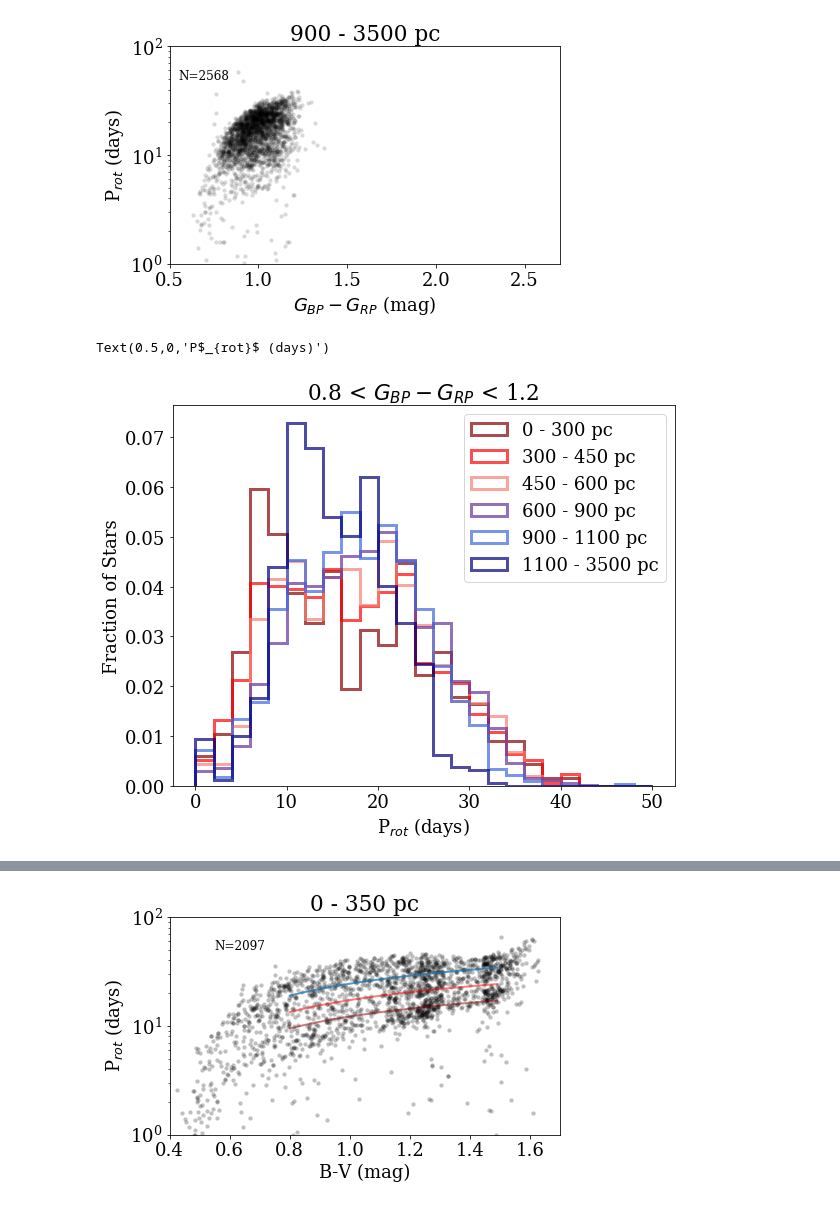
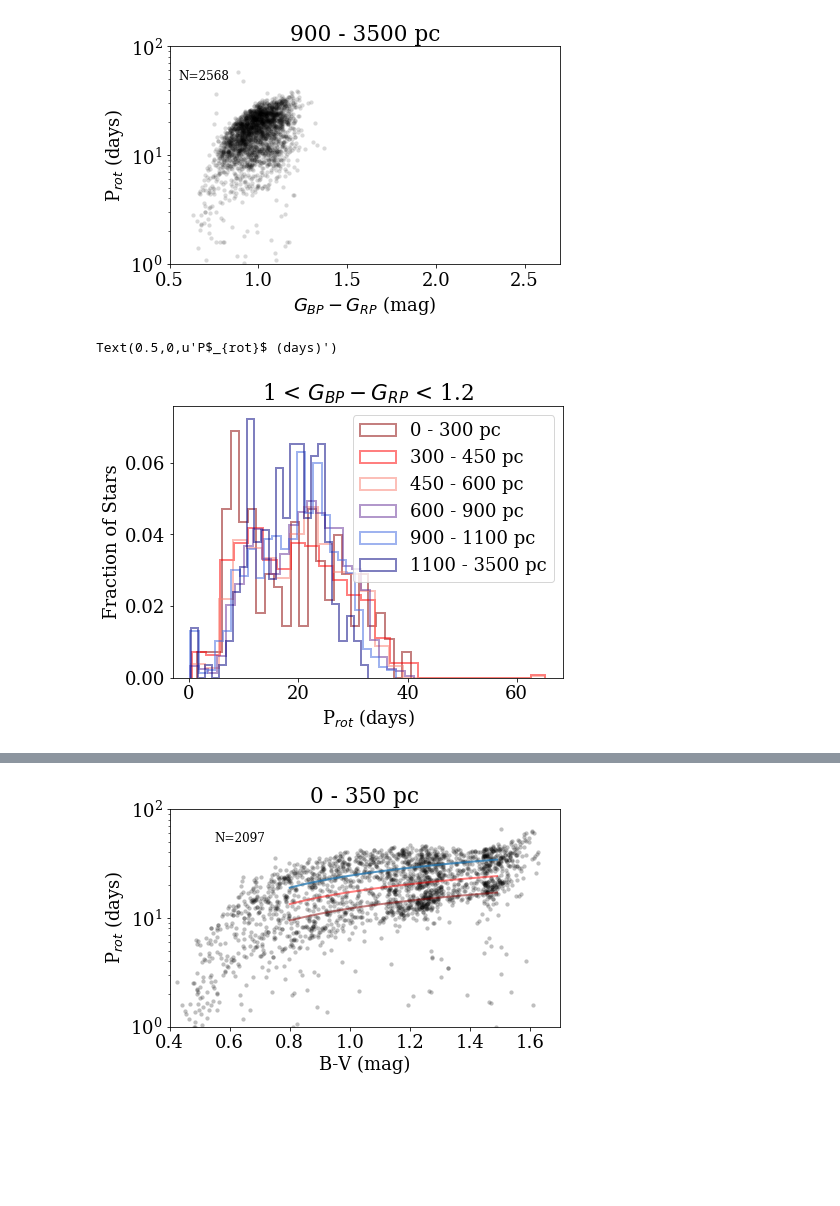
Before and after one commit to jradavenport/gaia2_kep_rot, a Jupyter notebook: notebooks/explore.ipynb, the cells around one changed output, grey strips where cells are left out. Saved outputs shown, nothing was run; the diff lists cells and outputs as text; code cells hidden in the pictures; blank space fills up the shorter version.

```diff
--- a/notebooks/explore.ipynb
+++ b/notebooks/explore.ipynb
@@ -119,5 +118,5 @@ ok.shape
 # %%
-# let's put an ischrone down
+#  PARSEC ISOCHRONE
 
 ## Isochrones w/ Gaia mags
 # output195874734622.dat # age = 1e8
@@ -129,17 +128,17 @@ isonames = ('Zini','Age','Mini','Mass','logL','logTe','logg','label','McoreTP',
             'Cexcess','Z','mbolmag','Gmag','G_BPmag','G_RPmag','B_Tmag','V_Tmag',
             'Jmag','Hmag','Ksmag')
 
-iso_file = '../iso/output783328222883.dat'
+iso_file = '../iso/parsec/output783328222883.dat'  # age = 1e9
 iso = pd.read_table(iso_file, delim_whitespace=True, header=None, comment='#', names=isonames)
-iso1e8 = pd.read_table('../iso/output195874734622.dat', delim_whitespace=True, header=None, comment='#', names=isonames)
-iso5e9 = pd.read_table('../iso/output382961170123.dat', delim_whitespace=True, header=None, comment='#', names=isonames)
+iso1e8 = pd.read_table('../iso/parsec/output195874734622.dat', delim_whitespace=True, header=None, comment='#', names=isonames)
+iso5e9 = pd.read_table('../iso/parsec/output382961170123.dat', delim_whitespace=True, header=None, comment='#', names=isonames)
 
 
 isonames2 = ('Zini', 'Age', 'Mini', 'Mass', 'logL', 'logTe', 'logg', 'label', 'McoreTP',
              'C_O', 'period0', 'period1', 'pmode', 'Mloss', 'tau1m', 'X', 'Y', 'Xc', 'Xn',
              'Xo', 'Cexcess', 'Z', 'mbolmag', 'Umag', 'Bmag', 'Vmag', 'Rmag', 'Imag', 'Jmag', 'Hmag', 'Kmag'
 )
-iso_file2 = '../iso/output632510793236.dat' # a 1e9 isochrone w/ UBVRIJHK mags
+iso_file2 = '../iso/parsec/output632510793236.dat' # a 1e9 isochrone w/ UBVRIJHK mags
 iso2 = pd.read_table(iso_file2, delim_whitespace=True, header=None, comment='#', names=isonames2)
 
 # get just the main sequence, and reverse it (for interpolating later)
@@ -389,9 +466,0 @@ Text(0,0.5,'Number of Stars')
-# %%
-# dbins = np.array([0, 300, 450, 525, 600, 700, 800, 900, 1100, 3500])
-dbins = np.array([0, 350, 525, 600, 900, 3500])
-
-
-print(dbins)
-
-for k in range(len(dbins)-1):
-    print(sum((dist >= dbins[k]) & (dist < dbins[k+1])))
@@ -431,22 +493,22 @@ for k in range(len(dbins)-1):
 # %%
 dbins = np.array([0, 300, 450, 600, 900, 1100, 3500])
 clr = ['DarkRed', 'red', 'salmon', 'RebeccaPurple', 'RoyalBlue', 'Navy']
 
-plt.figure(figsize=(9,7))
+plt.figure(figsize=(7,5))
 
 for k in range(0,len(dbins)-1,1):
     dd = np.where((dist >= dbins[k]) & (dist < dbins[k+1]) &
-                  (df[u'bp_rp'].values[ok][msok] >= .8) & (df[u'bp_rp'].values[ok][msok] <= 1.2))
+                  (df[u'bp_rp'].values[ok][msok] >= 1) & (df[u'bp_rp'].values[ok][msok] <= 1.2))
 
 
-    _ = plt.hist((df[u'Prot'].values[ok][msok][dd]), histtype='step', bins=25, range=(0,50),
+    _ = plt.hist((df[u'Prot'].values[ok][msok][dd]), histtype='step', bins=25,
                  label=str(dbins[k]) + ' - ' + str(dbins[k+1]) + ' pc',
-                 normed=True, lw=3, alpha=0.7, color=clr[k])
+                 normed=True, lw=2, alpha=0.5, color=clr[k])
 plt.legend()
-plt.title('0.8 < $G_{BP} - G_{RP}$ < 1.2')
+plt.title('1 < $G_{BP} - G_{RP}$ < 1.2')
 plt.ylabel('Fraction of Stars')
 plt.xlabel('P$_{rot}$ (days)')
 # %% [output]
-Text(0.5,0,'P$_{rot}$ (days)')
+Text(0.5,0,u'P$_{rot}$ (days)')
-[figure, old version]
+[figure, new version]
 # %%
```
Also changed, not shown: parts of 41 cells of this notebook.
